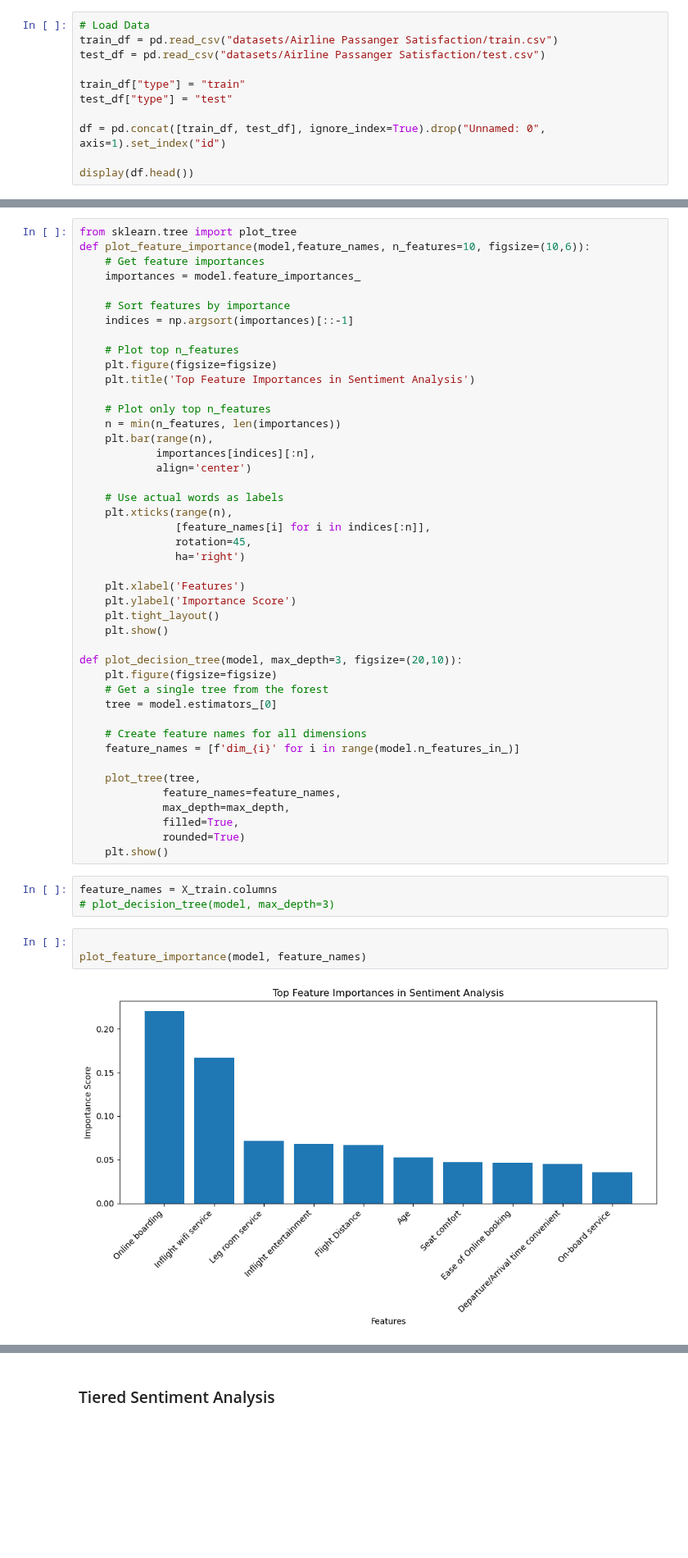
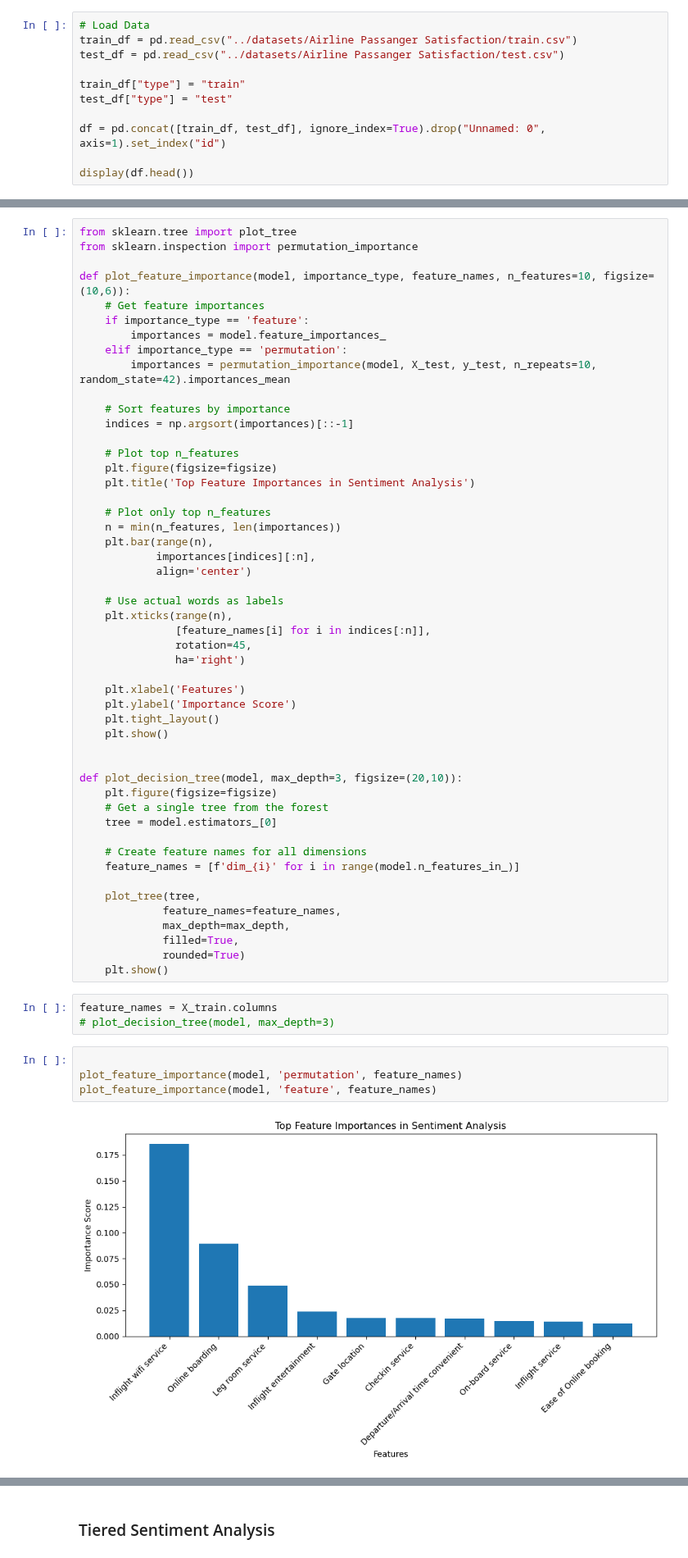
Before and after one commit to T-Godwins/airline-project, a Jupyter notebook: learning_notebooks/general_sentiment_analysis.ipynb, the cells around one changed output, grey strips where cells are left out. Shown at 82% size. Saved outputs shown, nothing was run; the diff lists cells and outputs as text; blank space fills up the shorter version.

```diff
--- a/learning_notebooks/general_sentiment_analysis.ipynb
+++ b/learning_notebooks/general_sentiment_analysis.ipynb
@@ -9,8 +7,8 @@ Matplotlib is building the font cache; this may take a moment.
 ## Load and Explore Data
 # %%
 # Load Data
-train_df = pd.read_csv("datasets/Airline Passanger Satisfaction/train.csv")
-test_df = pd.read_csv("datasets/Airline Passanger Satisfaction/test.csv")
+train_df = pd.read_csv("../datasets/Airline Passanger Satisfaction/train.csv")
+test_df = pd.read_csv("../datasets/Airline Passanger Satisfaction/test.csv")
 
 train_df["type"] = "train"
 test_df["type"] = "test"
@@ -214,9 +212,14 @@ weighted avg       0.95      0.95      0.95     25893
 ### Visualization Model ###
 # %%
 from sklearn.tree import plot_tree
-def plot_feature_importance(model,feature_names, n_features=10, figsize=(10,6)):
+from sklearn.inspection import permutation_importance
+
+def plot_feature_importance(model, importance_type, feature_names, n_features=10, figsize=(10,6)):
     # Get feature importances
-    importances = model.feature_importances_
+    if importance_type == 'feature':
+        importances = model.feature_importances_
+    elif importance_type == 'permutation':
+        importances = permutation_importance(model, X_test, y_test, n_repeats=10, random_state=42).importances_mean
 
     # Sort features by importance
     indices = np.argsort(importances)[::-1]
@@ -242,6 +245,7 @@ def plot_feature_importance(model,feature_names, n_features=10, figsize=(10,6)):
     plt.tight_layout()
     plt.show()
 
+
 def plot_decision_tree(model, max_depth=3, figsize=(20,10)):
     plt.figure(figsize=figsize)
     # Get a single tree from the forest
@@ -261,6 +265,7 @@ feature_names = X_train.columns
 # plot_decision_tree(model, max_depth=3)
 # %%
 
-plot_feature_importance(model, feature_names)
+plot_feature_importance(model, 'permutation', feature_names)
+plot_feature_importance(model, 'feature', feature_names)
 # %% [output]
-[figure, old version]
+[figure, new version]
```
Also changed, not shown: parts of 11 cells of this notebook, 6 other files.
